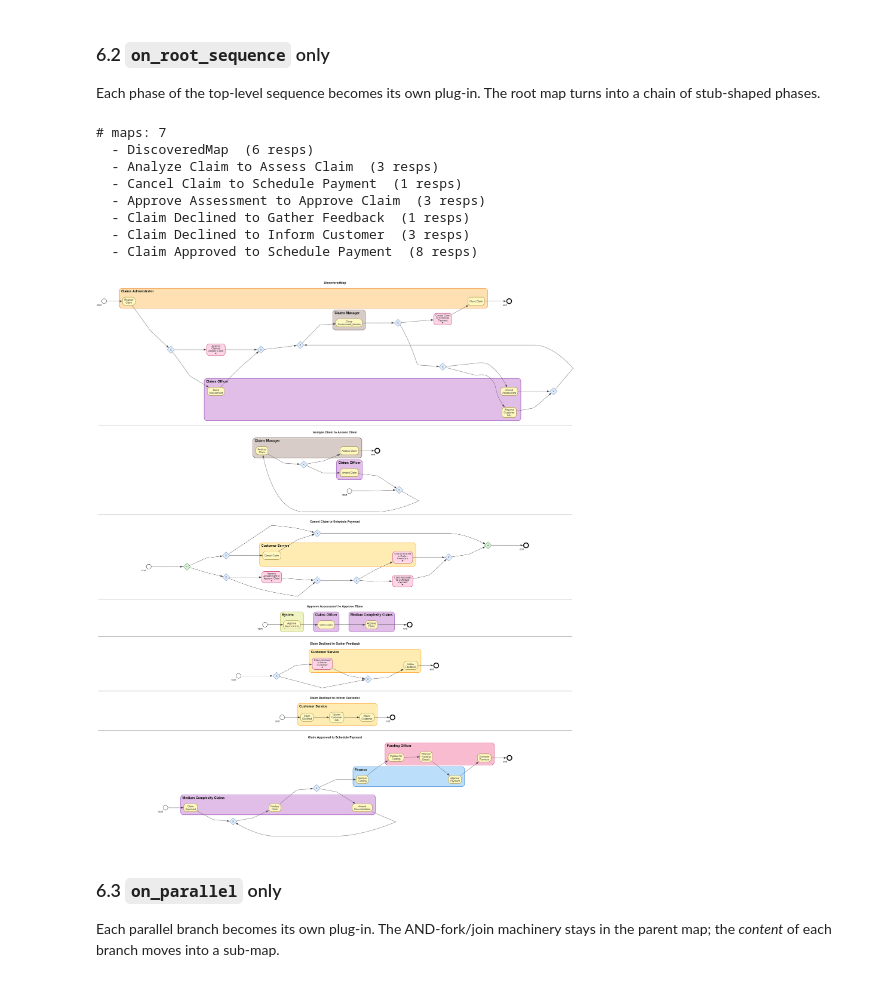
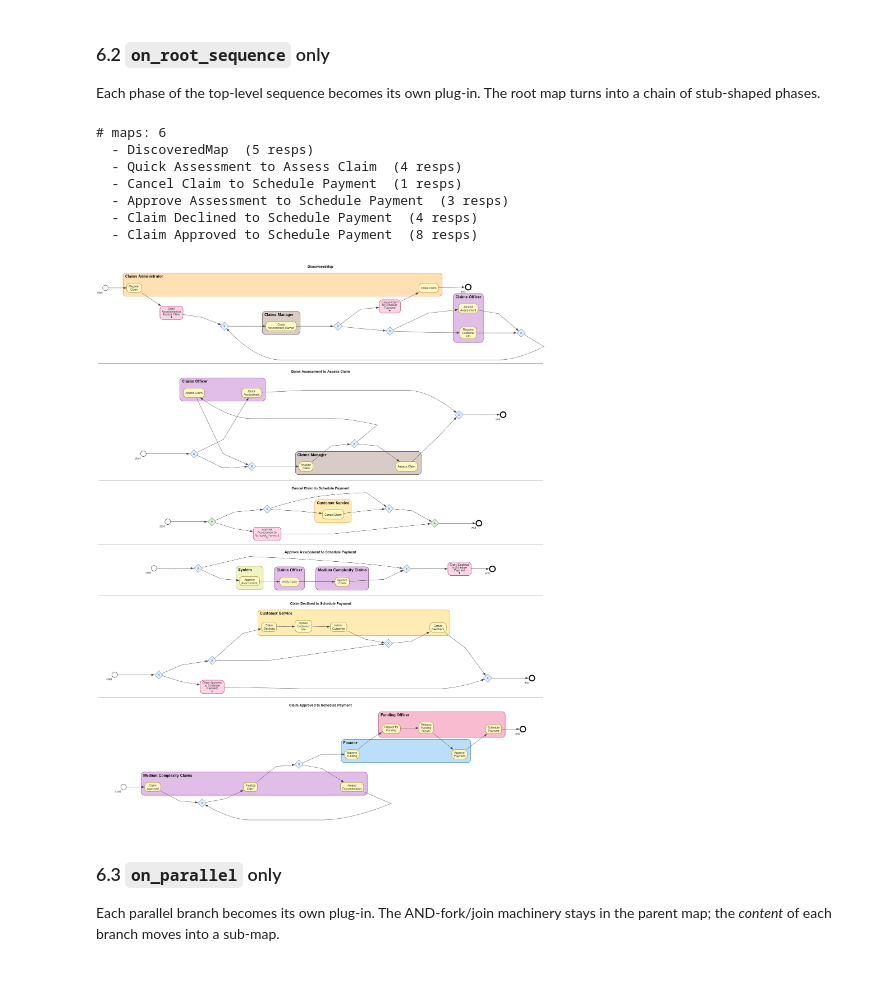
Before and after one commit to ProcessMining-uOttawa/pm4py-ucm, a Jupyter notebook: demo/pm4py_ucm_tutorial.ipynb, the cells around one changed output. Drawn from its saved outputs; the diff is of its cells as text; code cells hidden in the pictures.

```diff
--- a/demo/pm4py_ucm_tutorial.ipynb
+++ b/demo/pm4py_ucm_tutorial.ipynb
@@ -422,29 +420,30 @@ root map turns into a chain of stub-shaped phases.
 # %%
 ucm_seq = pm4py_ucm.discover_ucm_inductive(
     LOG_PATH,
     parameters={"resource_attribute": ["org:role"]},
     decomposition={
         "on_root_sequence": True,
         "on_parallel": False,
         "on_loop": False,
-        "min_leaves_to_decompose": 3,
+        "on_alternative": False,
+        "min_leaves_to_decompose": 4,
+        "max_leaves_per_map": 8,
     },
 )
 print(f"# maps: {len(ucm_seq.maps)}")
 for m in ucm_seq.maps:
     print(f"  - {m.name}  ({sum(1 for n in m.nodes if isinstance(n, UCM.RespRef))} resps)")
 pm4py_ucm.save_vis_ucm(ucm_seq, OUT / "bpmn_decomp_sequence.png", style="bpmn")
 Image(filename=str(OUT / "bpmn_decomp_sequence.png"))
 # %% [output]
-# maps: 7
-  - DiscoveredMap  (6 resps)
-  - Analyze Claim to Assess Claim  (3 resps)
+# maps: 6
+  - DiscoveredMap  (5 resps)
+  - Quick Assessment to Assess Claim  (4 resps)
   - Cancel Claim to Schedule Payment  (1 resps)
-  - Approve Assessment to Approve Claim  (3 resps)
-  - Claim Declined to Gather Feedback  (1 resps)
-  - Claim Declined to Inform Customer  (3 resps)
+  - Approve Assessment to Schedule Payment  (3 resps)
+  - Claim Declined to Schedule Payment  (4 resps)
   - Claim Approved to Schedule Payment  (8 resps)
-[figure, old version]
+[figure, new version]
 # %% [markdown]
 ### 6.3 `on_parallel` only
 
```
Also changed, not shown: parts of 17 cells of this notebook, 4 other files.
